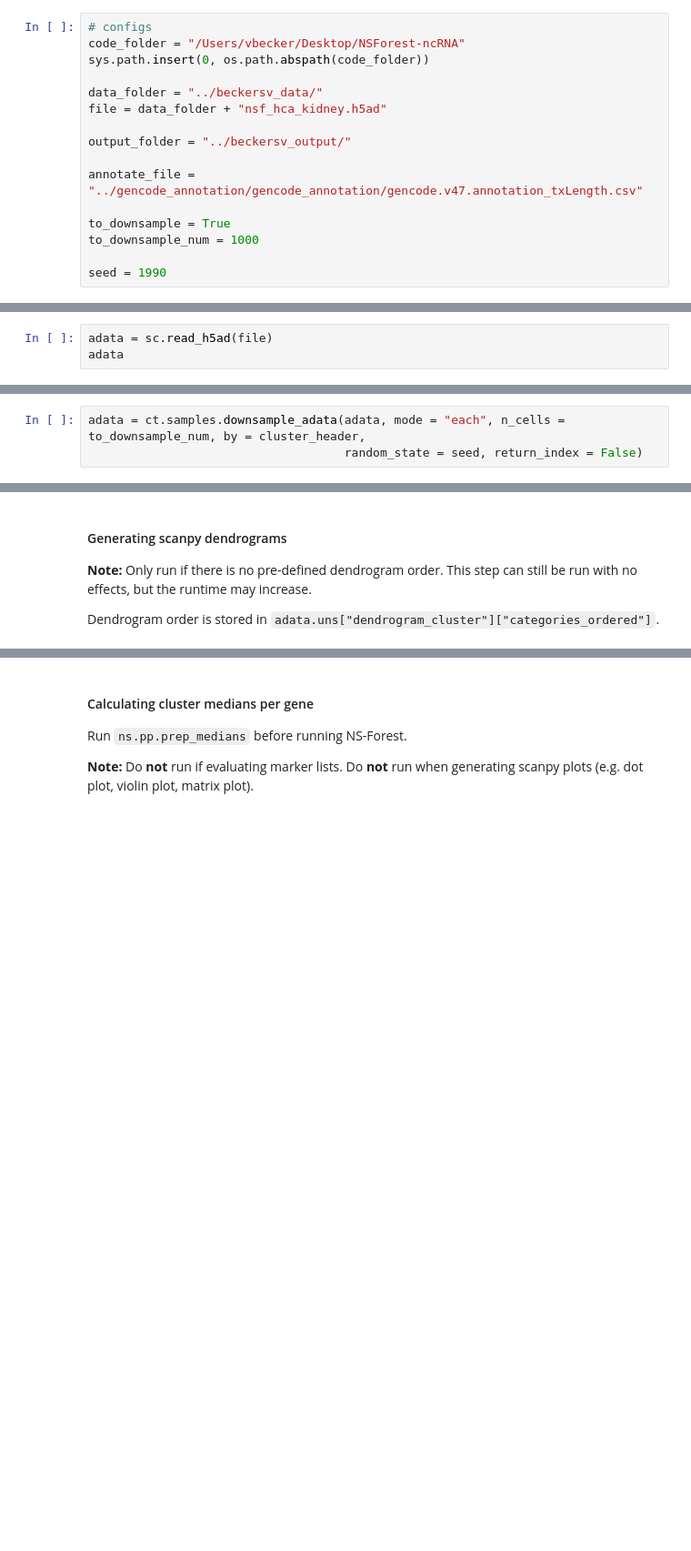
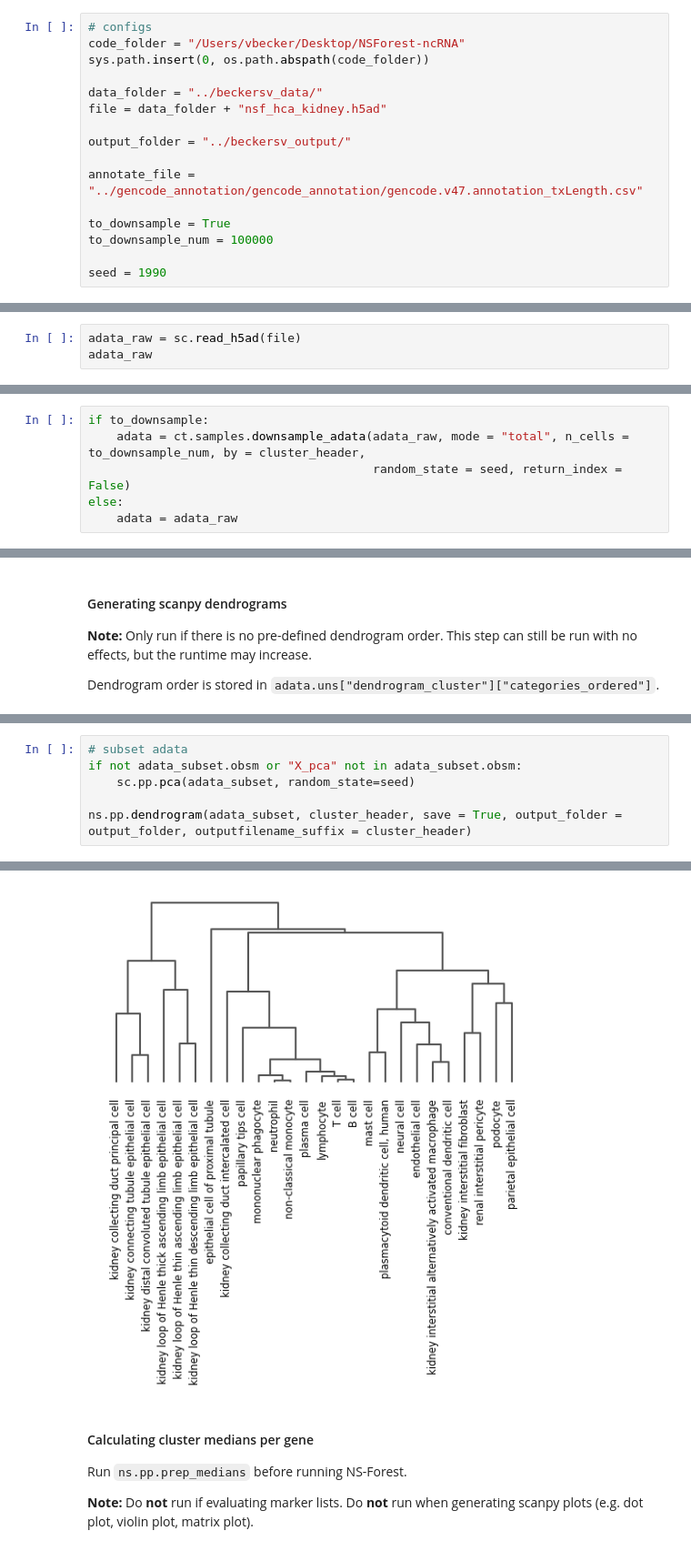
Before and after one commit to svikbecker/NSForest-ncRNA, a Jupyter notebook: beckersv/compare_kidney.ipynb, the cells around one changed output, grey strips where cells are left out. Shown at 91% size. Drawn from its saved outputs; the diff is of its cells as text; blank space fills up the shorter version.

Commit message:
Subsetting and analysis

```diff
--- a/beckersv/compare_kidney.ipynb
+++ b/beckersv/compare_kidney.ipynb
@@ -29,7 +29,7 @@ output_folder = "../beckersv_output/"
 annotate_file = "../gencode_annotation/gencode_annotation/gencode.v47.annotation_txLength.csv"
 
 to_downsample = True
-to_downsample_num = 1000
+to_downsample_num = 100000
 
 seed = 1990
 # %% [markdown]
@@ -37,5 +37,5 @@ seed = 1990
 # %% [markdown]
 #### Loading AnnData file
 # %%
-adata = sc.read_h5ad(file)
-adata
+adata_raw = sc.read_h5ad(file)
+adata_raw
@@ -73,5 +151,8 @@ pd.DataFrame(adata.obs[cluster_header].value_counts()).reset_index().head(5)
 # %% [markdown]
 #### (Optional) Downsampling
 # %%
-adata = ct.samples.downsample_adata(adata, mode = "each", n_cells = to_downsample_num, by = cluster_header,
-                                    random_state = seed, return_index = False)
+if to_downsample:
+    adata = ct.samples.downsample_adata(adata_raw, mode = "total", n_cells = to_downsample_num, by = cluster_header,
+                                        random_state = seed, return_index = False)
+else:
+    adata = adata_raw
@@ -101,0 +215,7 @@ ns.pp.dendrogram(adata, cluster_header, save = True, output_folder = output_fold
+# %%
+# subset adata
+if not adata_subset.obsm or "X_pca" not in adata_subset.obsm:
+    sc.pp.pca(adata_subset, random_state=seed)
+
+ns.pp.dendrogram(adata_subset, cluster_header, save = True, output_folder = output_folder, outputfilename_suffix = cluster_header)
+# %% [output]
@@ -102,3 +224,4 @@ ns.pp.dendrogram(adata, cluster_header, save = True, output_folder = output_fold
+[figure, added]
 # %% [markdown]
 #### Calculating cluster medians per gene
 
```
Also changed, not shown: parts of 38 cells of this notebook, 32 other files.
